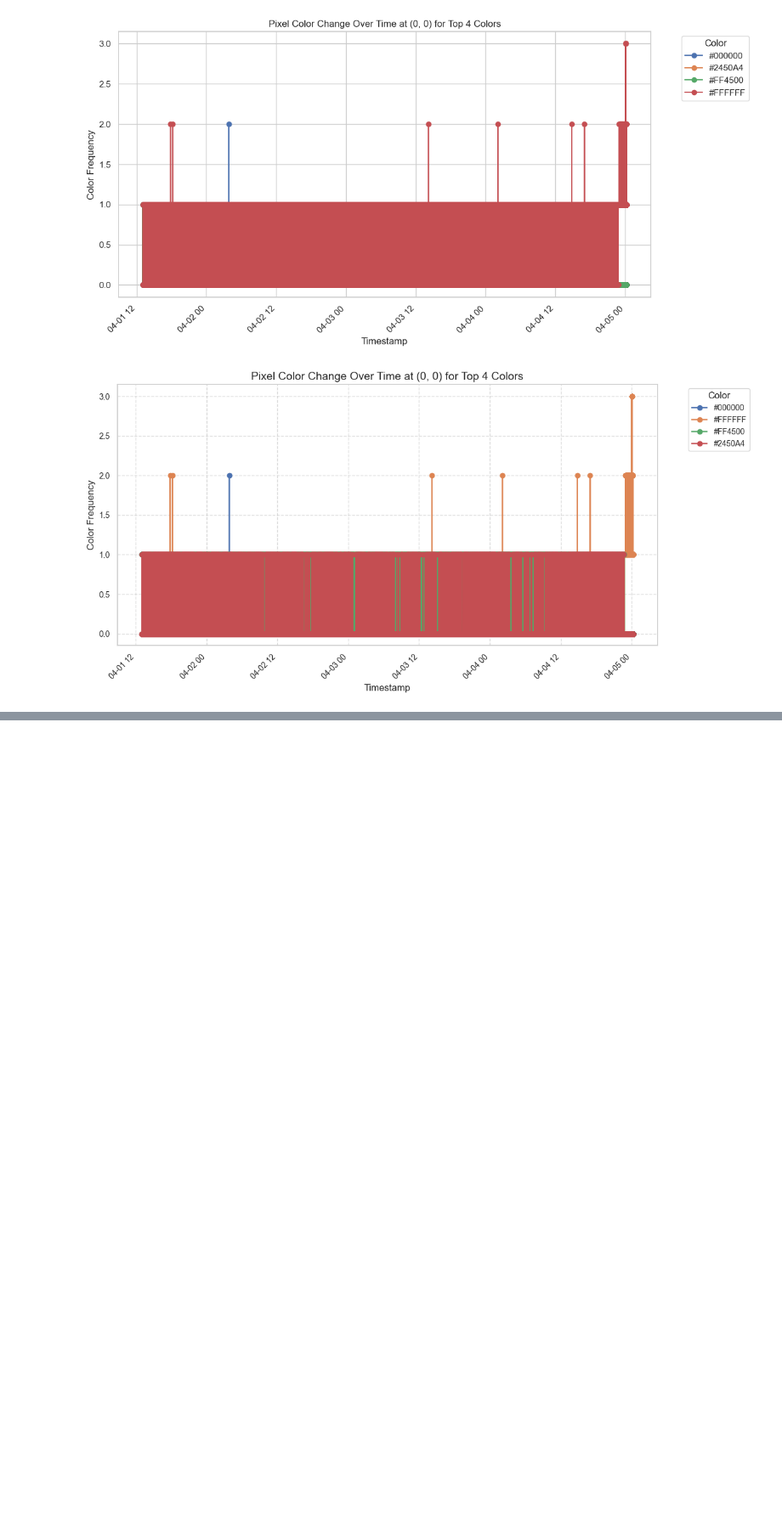
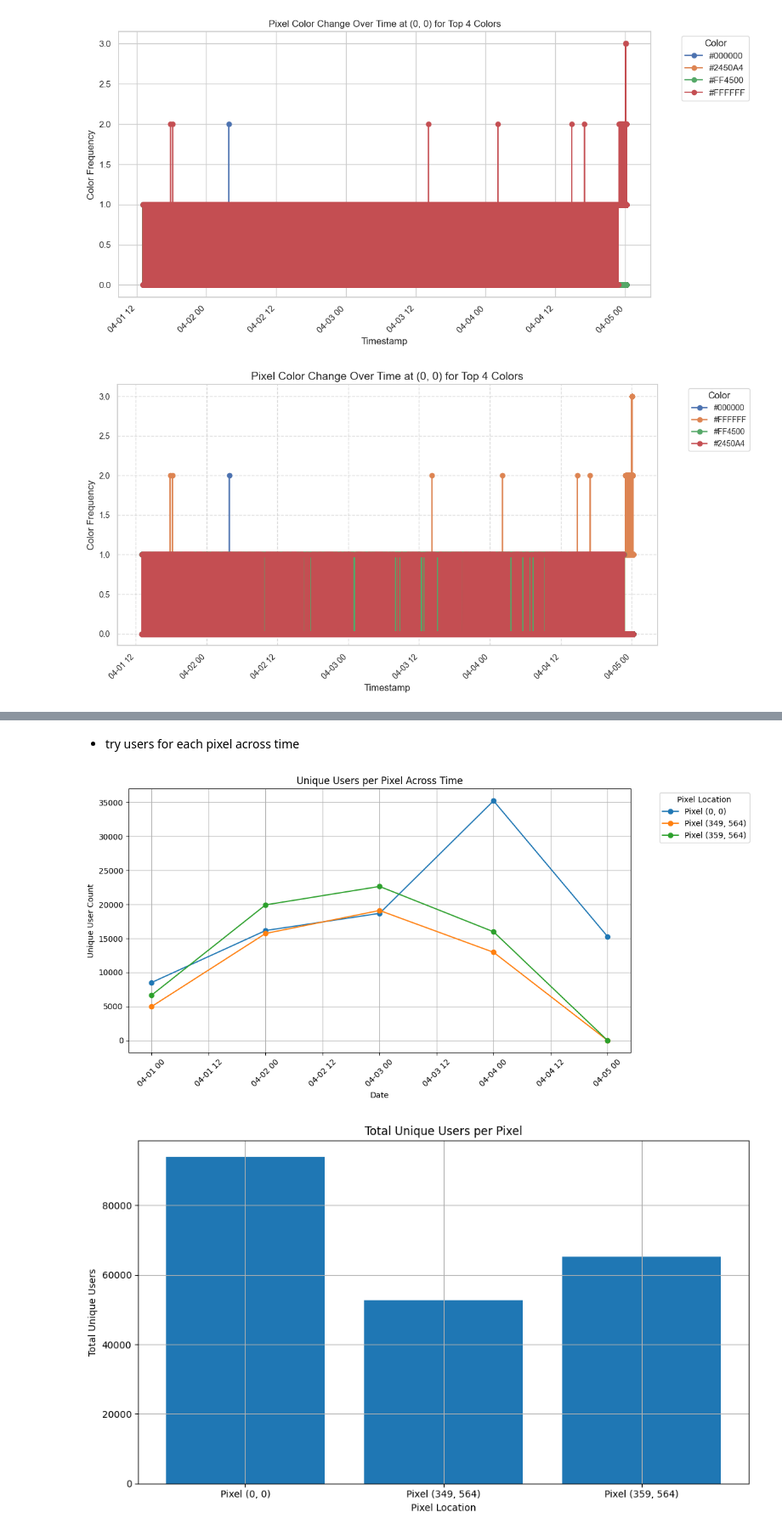
Before and after one commit to bchan42/csc369-analysis, a Jupyter notebook: week4/week_4_misc.ipynb, the cells around one changed output, grey strips where cells are left out. Shown at 85% size. Saved outputs shown, nothing was run; the diff lists cells and outputs as text; code cells hidden in the pictures; blank space fills up the shorter version.

Commit message:
added time series graph

```diff
--- a/week4/week_4_misc.ipynb
+++ b/week4/week_4_misc.ipynb
@@ -902,0 +798,63 @@ SchemaError: invalid series dtype: expected `String`, got `datetime[μs]` for se
+# %% [markdown]
+- try users for each pixel across time
+# %%
+top_pixels = [(0, 0), (359, 564), (349, 564)]
+
+useractivitytime = (
+    lf.with_columns(pl.col("timestamp").dt.date().alias("date"))  # extract date from timestamp
+    .filter(
+        ((pl.col('x') == 0) & (pl.col('y') == 0)) |  # (x=0, y=0)
+        ((pl.col('x') == 359) & (pl.col('y') == 564)) |  # (x=359, y=564)
+        ((pl.col('x') == 349) & (pl.col('y') == 564))  # (x=349, y=564)
+    )
+    .group_by(["date", "x", "y"])
+    .agg(pl.col("user_id_int").n_unique().alias("user_count"))  # count unique users per date per pixel
+)
+
+useractivity_df = useractivitytime.collect().to_pandas() # pandas for plotting
+
+# pivot data so each pixel gets its own column
+pixel_counts_pivot = useractivity_df.pivot_table(
+    index="date", columns=["x", "y"], values="user_count", aggfunc="sum", fill_value=0
+)
+
+# plot as a time series
+plt.figure(figsize=(12, 6))
+
+for column in pixel_counts_pivot.columns:
+    plt.plot(
+        pixel_counts_pivot.index,
+        pixel_counts_pivot[column],
+        label=f"Pixel {column}",
+        marker='o',
+        linestyle='-',
+        markersize=6
+    )
+
+plt.title('Unique Users per Pixel Across Time')
+plt.xlabel('Date')
+plt.ylabel('Unique User Count')
+plt.legend(title='Pixel Location', bbox_to_anchor=(1.05, 1), loc='upper left')
+plt.grid(True)
+plt.xticks(rotation=45)
+plt.tight_layout()
+plt.show()
+
+# bar chart of total unique users per pixel?
+pixel_totals = useractivity_df.groupby(["x", "y"])["user_count"].sum().reset_index()
+
+plt.figure(figsize=(10, 6))
+plt.bar(
+    [f"Pixel {row['x'], row['y']}" for _, row in pixel_totals.iterrows()],
+    pixel_totals["user_count"]
+)
+
+plt.title("Total Unique Users per Pixel")
+plt.xlabel("Pixel Location")
+plt.ylabel("Total Unique Users")
+plt.grid(True)
+plt.tight_layout()
+plt.show()
+# %% [output]
+[figure, added]
+[figure, added]
```
Also changed, not shown: parts of 9 cells of this notebook.
